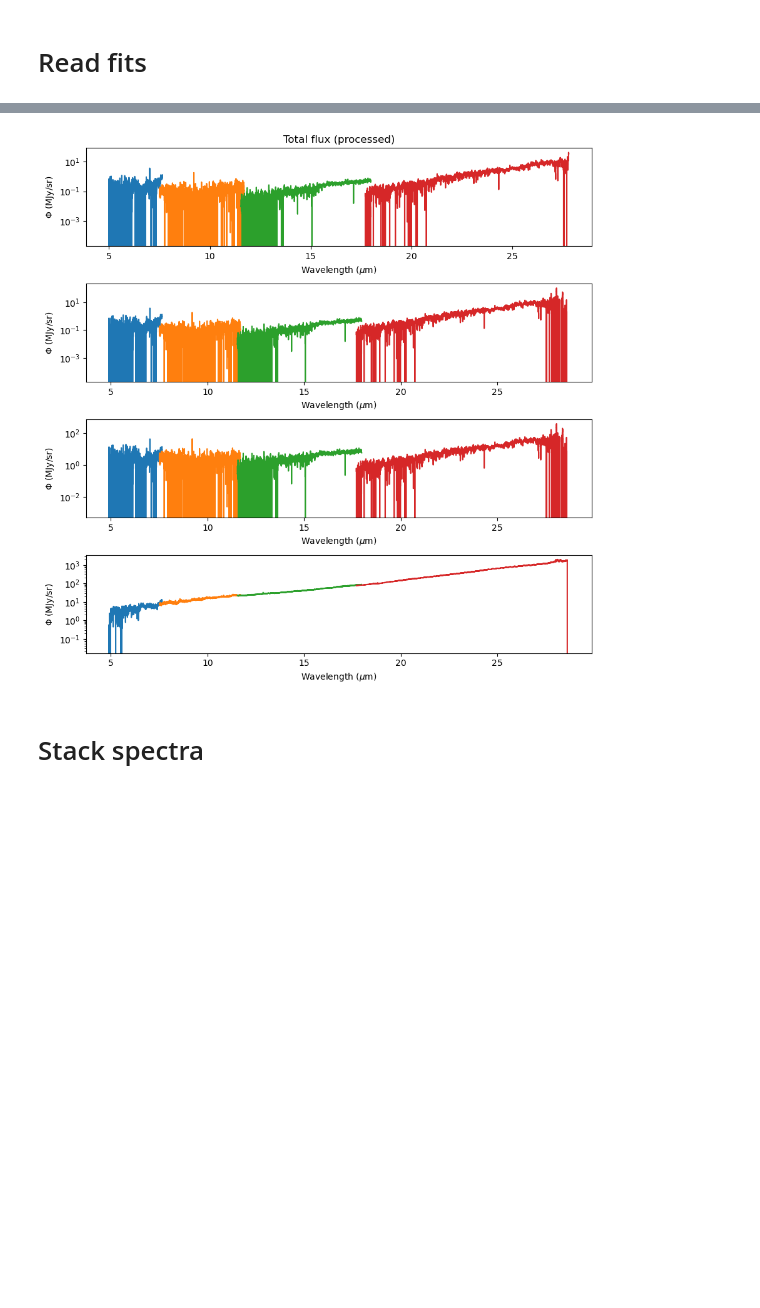
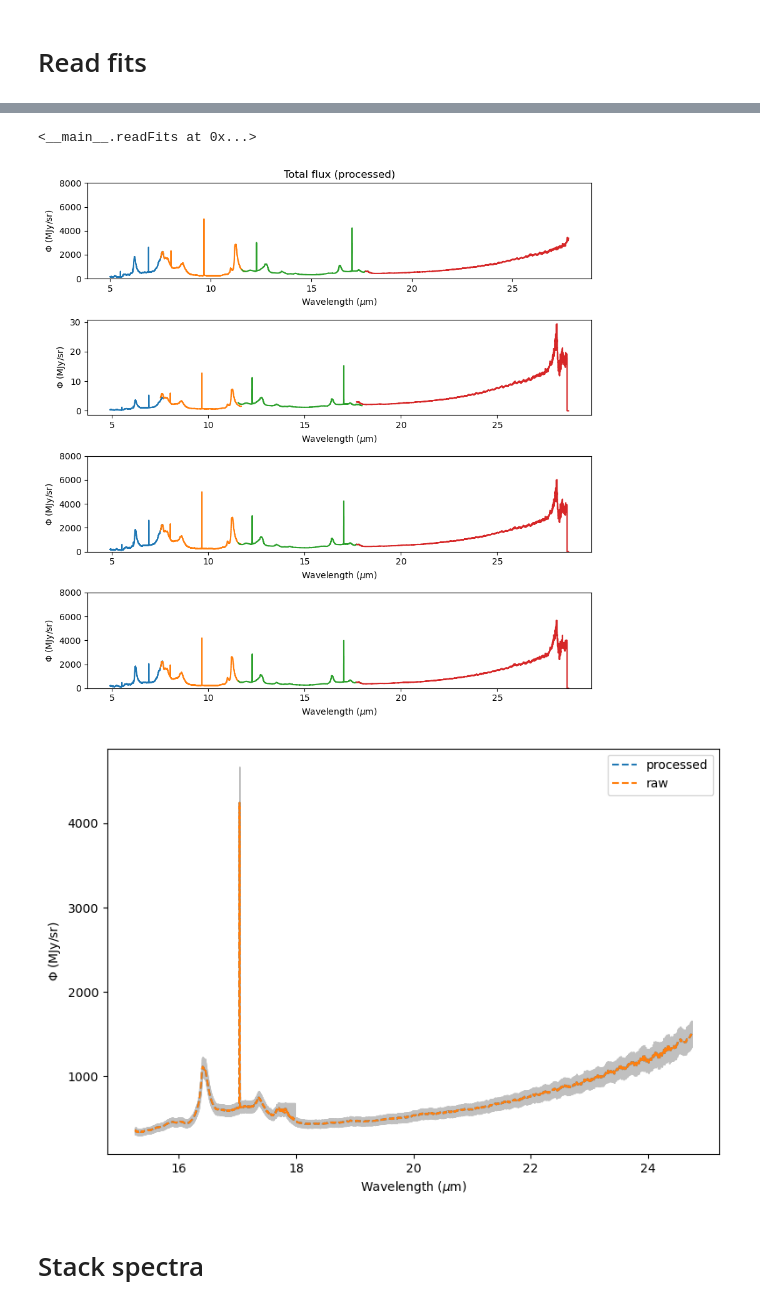
Before and after one commit to Timwong313/axionJWST_2024, a Jupyter notebook: MRS_analysis/code/stackSpec.ipynb, the cells around one changed output, grey strips where cells are left out. Saved outputs shown, nothing was run; the diff lists cells and outputs as text; code cells hidden in the pictures; blank space fills up the shorter version.

```diff
--- a/MRS_analysis/code/stackSpec.ipynb
+++ b/MRS_analysis/code/stackSpec.ipynb
@@ -429,11 +481,28 @@ No. of file: 5
 # %%
-#Sample file
-fitsFile_ch1 = "../raw_data/MRS_all_data/jw02122-o003_t002_miri/jw02122-o003_t002_miri_ch2-shortmediumlong_x1d.fits"
-sub1_ch1 = fits.open(fitsFile_ch1)
-print(sub1_ch1.info())
-print('###############################################################################')
-print(sub1_ch1[0].header)
 #0th HDU: Info of data (including calibration)
 #1st HDU: Data
 #2nd HDU: Additional info of data
+folderName = 'jw01192-o001_t011_miri'
+#fitsFile = "../raw_data/MRS_all_data/"+folderName+"/x1d_ch1.fits"
+fitsFile = "../raw_data/MRS_20/"+folderName+"/"+folderName+"_ch2-shortmediumlong_x1d.fits"
+sub = fits.open(fitsFile)
+print(sub.info())
+print('###############################################################################')
+print(sub[1].header['SRCTYPE'])
+print(sub[0].header['SRCTYAPT'])
+print(sub[0].header['BKGDTARG'])
+#print(sub[0].header['BKGSUB'])
+print(sub[0].header['S_MRSMAT'])
+#print(sub[0].header['S_BKDSUB'])
+#print(sub[0].header['S_MSBSUB'])
+print(sub[0].header['EFFEXPTM'])
+print(sub[0].header['ASNPOOL'])
+print('###############################################################################')
+print(sub[0].header)
+# # from stdatamodels.jwst.datamodels import ImageModel
+# # model = ImageModel(fitsFile)
+# # model.data
+# import stdatamodels.asdf_in_fits as asdfInFits
+# af = asdfInFits.open(fitsFile)
+# print(af.tree['meta'])
 # %% [output]
@@ -447,28 +523,30 @@ None
 SIMPLE  =                    T / conforms to FITS standard                      BITPIX  =                    8 / array data type                                NAXIS   =                    0 / number  ...
 # %%
-data_ch1, data_ch2, data_ch3, data_ch4,_,_,_ = readFits('../raw_data/MRS_data/jw02122-o003_t002_miri',
-                                                        defringe=False,
-                                                        sysErr=0.1,
-                                                        #M1=15.25,M2=24.75
-                                                       )
+readFits('../raw_data/MRS_20/'+folderName,
+        defringe=False,
+        sysErr=0.1,
+        M1=15.25,M2=24.75
+)
 # %% [output]
 Channel 1:
 Wavelength range: (4.900400095357327, 7.650000025896588)
 Array shape: (3438,)
 Bin size (dlmd): 0.0007999999797903001
 Channel 2:
 Wavelength range: (7.5106502288836055, 11.700550240289886)
 Array shape: (3224,)
 Bin size (dlmd): 0.0013000000035390258
 Channel 3:
 Wavelength range: (11.551250190706924, 17.978750047041103)
 Array shape: (2572,)
 Bin size (dlmd): 0.0024999999441206455
 Channel 4:
 Wavelength range: (17.70300076296553, 28.70100085856393)
 Array shape: (1834,)
 Bin size (dlmd): 0.006000000052154064
+<__main__.readFits at 0x...>
-[figure, old version]
+[figure, new version]
+[figure, added]
 # %% [markdown]
 # Stack spectra
 # %%
```
Also changed, not shown: parts of 19 cells of this notebook, 5 other files.
